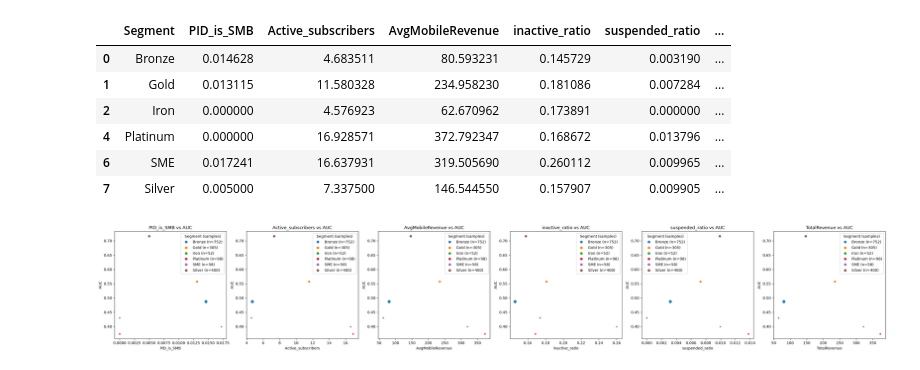
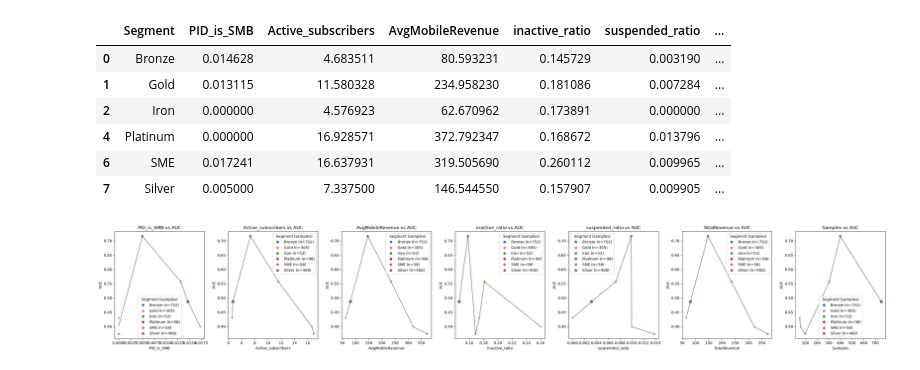
Before and after one commit to eode0004/FIT2082ResProj, a Jupyter notebook: ResProjModel.ipynb, the cells around one changed output. Cells and saved outputs as stored; diff of their text form; code cells hidden in the pictures.

```diff
--- a/ResProjModel.ipynb
+++ b/ResProjModel.ipynb
@@ -414,6 +416,7 @@ weighted avg       1.00      0.85      0.92        13
 # %%
 test_df = pd.read_csv("Predicted_Churn_Results.csv")
 test_df["prob_diff"] = abs(test_df["Actual_Churn"] - test_df["Predicted_Churn_Probability"])
+test_df["prediction_correctness"] = test_df["Prediction_type"].str.startswith("True")
 from pandas.api.types import is_numeric_dtype
 
 print(X_train.columns)
@@ -464,28 +467,32 @@ grouped
 # %%
 from matplotlib.lines import Line2D
 
 target = "AUC"
-features = ["PID_is_SMB", "Active_subscribers", "AvgMobileRevenue", "inactive_ratio", "suspended_ratio", "TotalRevenue"]
+features = ["PID_is_SMB", "Active_subscribers", "AvgMobileRevenue", "inactive_ratio", "suspended_ratio", "TotalRevenue", "Samples"]
 
 segment_counts = grouped.groupby("Segment", sort=False)["Samples"].first()
 segment_palette = dict(zip(segment_counts.index, sns.color_palette(n_colors=len(segment_counts))))
 legend_handles = [
     Line2D([], [], marker="o", linestyle="None", color=segment_palette[segment],
            label=f"{segment} (n={int(samples):,})")
     for segment, samples in segment_counts.items()
 ]
 
 fig, axes = plt.subplots(nrows=1, ncols=len(features), figsize=(30, 5))
 
 for i, col in enumerate(features):
     sns.scatterplot(
         data=grouped, x=col, y=target, ax=axes[i], hue="Segment",
         palette=segment_palette, size="Samples", legend=False
     )
     axes[i].set_title(f"{col} vs {target}")
     axes[i].legend(handles=legend_handles, title="Segment (samples)")
+    sns.lineplot(
+        data=grouped, x=col, y=target, ax=axes[i], color="gray",
+        legend=False
+    )
 
 plt.tight_layout()
 plt.show()
 # %% [output]
-[figure, old version]
+[figure, new version]
```
Also changed, not shown: parts of 3 cells of this notebook.
